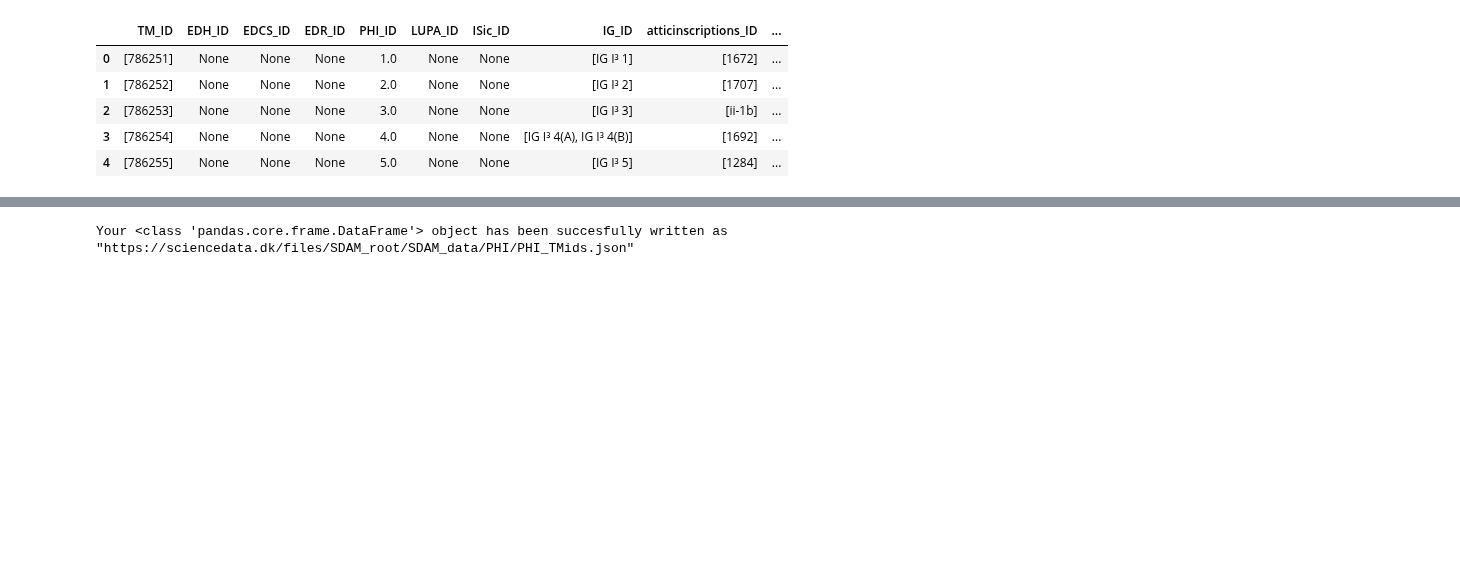
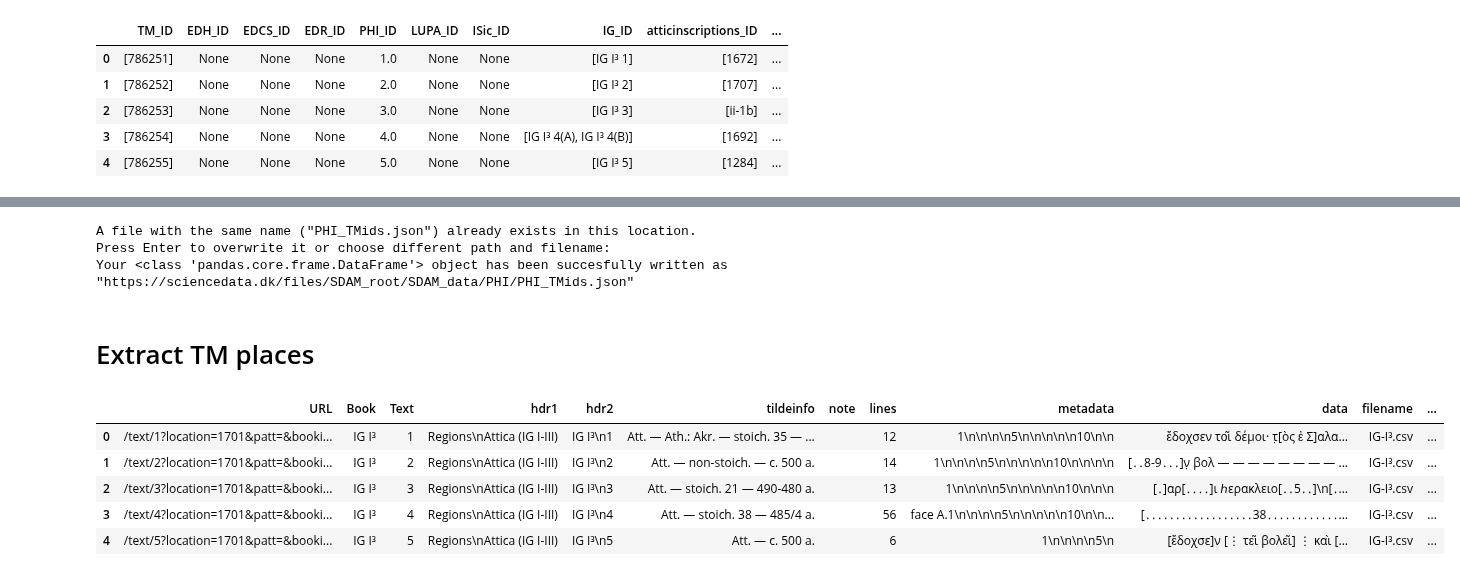
Before and after one commit to sdam-au/GI_ETL, a Jupyter notebook: scripts/phi_trismegistos_colab.ipynb, the cells around one changed output, grey strips where cells are left out. Cells and saved outputs as stored; diff of their text form; code cells hidden in the pictures; blank space fills up the shorter version.

Commit message:
first experiments from TM IDs to TM places IDs

```diff
--- a/scripts/phi_trismegistos_colab.ipynb
+++ b/scripts/phi_trismegistos_colab.ipynb
@@ -5,11 +5,14 @@
 # %%
 import matplotlib.pyplot as plt
 import pandas as pd
+pd.set_option('display.max_columns', None)
+
 import geopandas as gpd
 import requests
 from concurrent.futures import ThreadPoolExecutor
 import time
 import sddk
+from bs4 import BeautifulSoup as bs
 # %%
 s = sddk.cloudSession("sciencedata.dk", "SDAM_root", "648597@au.dk")
 # %% [output]
@@ -255,7 +258,7 @@ s.write_file("SDAM_data/PHI/PHI_TM_merged.csv", PHI_TM_merged)
 # %% [output]
 Your <class 'pandas.core.frame.DataFrame'> object has been succesfully written as "https://sciencedata.dk/files/SDAM_root/SDAM_data/PHI/PHI_TM_merged.csv"
 # %%
-#PHI_TM_merged = s.read_file("SDAM_data/PHI/PHI_TM_merged.csv")
+PHI_TM_merged = s.read_file("SDAM_data/PHI/PHI_TM_merged.csv")
 # %%
 to_keep = []
 for col in PHI_TM_merged.columns:
@@ -348,4 +351,4 @@ PHI_TM_merged.head(5)
 | 3 | [786254] | None | None | None | 4.0 | None | None | [IG I³ 4(A), IG I³ 4(B)] | [1692] | ... |
 | 4 | [786255] | None | None | None | 5.0 | None | None | [IG I³ 5] | [1284] | ... |
 # %%
-PHI["PHI_ID"]
+PHI = PHI.merge(PHI_TM_merged, on="PHI_ID")
@@ -385,4 +355,8 @@ PHI.merge(PHI_TM_merged, on="PHI_ID")
 # %%
 s.write_file("SDAM_data/PHI/PHI_TMids.json", PHI)
 # %% [output]
+A file with the same name ("PHI_TMids.json") already exists in this location.
+Press Enter to overwrite it or choose different path and filename:
 Your <class 'pandas.core.frame.DataFrame'> object has been succesfully written as "https://sciencedata.dk/files/SDAM_root/SDAM_data/PHI/PHI_TMids.json"
+# %% [markdown]
+# Extract TM places
@@ -388,0 +365,9 @@ Your <class 'pandas.core.frame.DataFrame'> object has been succesfully written a
+# %%
+PHI.head(5)
+# %% [output]
+|  | URL | Book | Text | hdr1 | hdr2 | tildeinfo | note | lines | metadata | data | filename | ... |
+| 0 | /text/1?location=1701&patt=&booki... | IG I³ | 1 | Regions\nAttica (IG I-III) | IG I³\n1 | Att. — Ath.: Akr. — stoich. 35 — ... |  | 12 | 1\n\n\n\n5\n\n\n\n\n10\n\n | ἔδοχσεν το͂ι δέμοι· τ̣[ὸς ἐ Σ]αλα... | IG-I³.csv | ... |
+| 1 | /text/2?location=1701&patt=&booki... | IG I³ | 2 | Regions\nAttica (IG I-III) | IG I³\n2 | Att. — non-stoich. — c. 500 a. |  | 14 | 1\n\n\n\n5\n\n\n\n\n10\n\n\n\n | [․․8-9․․․]ν̣ βολ — — — — — — — — ... | IG-I³.csv | ... |
+| 2 | /text/3?location=1701&patt=&booki... | IG I³ | 3 | Regions\nAttica (IG I-III) | IG I³\n3 | Att. — stoich. 21 — 490-480 a. |  | 13 | 1\n\n\n\n5\n\n\n\n\n10\n\n\n | [․]αρ[․․․․]ι ℎερακλειο[․․5․․]\n[․... | IG-I³.csv | ... |
+| 3 | /text/4?location=1701&patt=&booki... | IG I³ | 4 | Regions\nAttica (IG I-III) | IG I³\n4 | Att. — stoich. 38 — 485/4 a. |  | 56 | face A.1\n\n\n\n5\n\n\n\n\n10\n\n... | [․․․․․․․․․․․․․․․․․․38․․․․․․․․․․․․... | IG-I³.csv | ... |
+| 4 | /text/5?location=1701&patt=&booki... | IG I³ | 5 | Regions\nAttica (IG I-III) | IG I³\n5 | Att. — c. 500 a. |  | 6 | 1\n\n\n\n5\n | [ἔδοχσε]ν [⋮ τε͂ι βολε͂ι] ⋮ καὶ [... | IG-I³.csv | ... |
```
Also changed, not shown: parts of 19 cells of this notebook.
